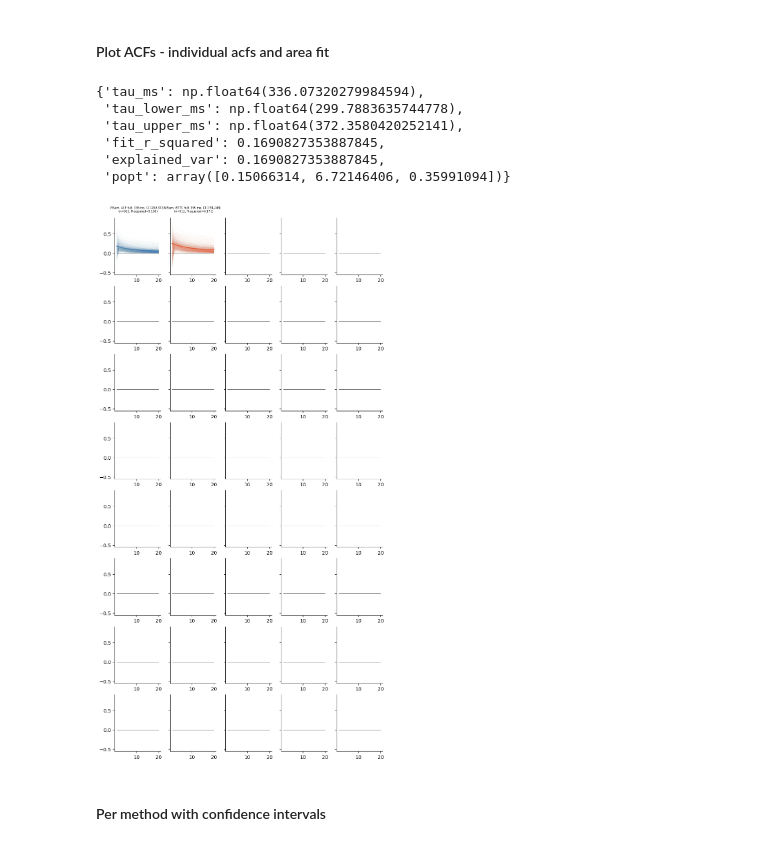
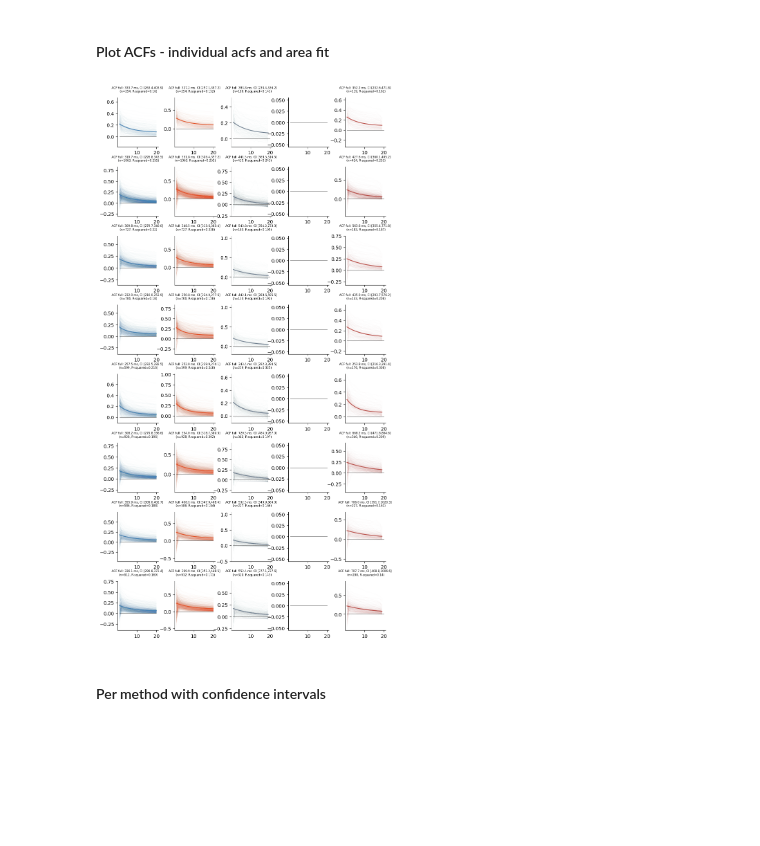
Before and after one commit to iinnpp/isttc, a Jupyter notebook: notebooks/mice/calculate_and_plot_tau_per_area.ipynb, the cells around one changed output. Cells and saved outputs as stored; diff of their text form; code cells hidden in the pictures; blank space fills up the shorter version.

Commit message:
adjusting plots

```diff
--- a/notebooks/mice/calculate_and_plot_tau_per_area.ipynb
+++ b/notebooks/mice/calculate_and_plot_tau_per_area.ipynb
@@ -78,7 +84,7 @@ sttc_trial_avg_acf_df = pd.DataFrame(np.asarray(sttc_trial_avg_acf_l), columns=a
 sttc_trial_avg_acf_df.insert(0, 'unit_id', unit_id_l)
 sttc_trial_avg_acf_df = pd.merge(sttc_trial_avg_acf_df, units_info_df_subset, on='unit_id', how='left')
 # %%
-with open(dataset_folder + 'non_binned\\acf\\sttc_trial_concat_50ms_20lags_0_50_dict.pkl', "rb") as f:
+with open(dataset_folder + 'non_binned\\acf\\sttc_trial_concat_50ms_20lags_dict.pkl', "rb") as f:
     sttc_trial_concat_dict = pickle.load(f)
 print(f'N signals in sttc_trial_avg_dict {len(sttc_trial_concat_dict)}')
 
@@ -90,6 +96,6 @@ for k,v in sttc_trial_concat_dict.items():
     unit_id_l.append(k)
     sttc_trial_concat_acf_l.append(np.nanmean(v['acf'], axis=0))
 
-sttc_trial_concat_acf_df = pd.DataFrame(np.asarray(sttc_trial_concat_acf_l), columns=acf_cols)
+sttc_trial_concat_acf_df = pd.DataFrame(np.asarray(sttc_trial_concat_acf_l), columns=acf_cols[:-1])
 sttc_trial_concat_acf_df.insert(0, 'unit_id', unit_id_l)
 sttc_trial_concat_acf_df = pd.merge(sttc_trial_concat_acf_df, units_info_df_subset, on='unit_id', how='left')
@@ -209,4 +243,4 @@ for area in brain_areas:
     sttc_trial_concat_acf_df_area = sttc_trial_concat_acf_df.query('ecephys_structure_acronym == @area').copy()
     print(f'N units for brain area {area}: {len(sttc_trial_concat_acf_df_area)}')
     if len(sttc_trial_concat_acf_df_area) > 0:
-        acf_sttc_trial_concat_taus_dict[area] = calc_population_tau_2d(sttc_trial_concat_acf_df_area, acf_cols, 2, func_single_exp_monkey)
+        acf_sttc_trial_concat_taus_dict[area] = calc_population_tau_2d(sttc_trial_concat_acf_df_area, acf_cols[:-1], 2, func_single_exp_monkey)
@@ -234,50 +280,66 @@ pfdl_acf_isstc_2d = acf_isttc_full_df_area[acf_cols].values
-# %%
-acf_full_taus_dict['VISam']
-# %% [output]
-{'tau_ms': np.float64(336.07320279984594),
- 'tau_lower_ms': np.float64(299.7883635744778),
- 'tau_upper_ms': np.float64(372.3580420252141),
- 'fit_r_squared': 0.1690827353887845,
- 'explained_var': 0.1690827353887845,
- 'popt': array([0.15066314, 6.72146406, 0.35991094])}
+# %%
+def plot_area_method(ax_, area_dict_, area_2d_, t_, color_):
+    plot_label = f"ACF full: {np.round(area_dict_['tau_ms'], 1)} ms, CI [{np.round(area_dict_['tau_lower_ms'], 1)},{np.round(
+        area_dict_['tau_upper_ms'],1)}] \n (n={area_2d_.shape[0]}, R-squared={np.round(area_dict_['fit_r_squared'], 3)})"
+
+    if not np.isnan(area_dict_['tau_ms']):
+        ax_.plot(t_, func_single_exp_monkey(t_, *area_dict_['popt']), color=color_)
+
+    for ii in range(area_2d_.shape[0]):
+        ax_.plot(t_, area_2d_[ii, 1:], lw=0.2, color=color_, alpha=0.05)
+
+    ax_.set_title(plot_label, fontsize=6, y=1.05)
 # %%
-fig, axes = plt.subplots(8,5, figsize=(10,20), sharey=True)
+fig, axes = plt.subplots(8,5, figsize=(10,20), sharey=False)
+plt.subplots_adjust(hspace=0.4, wspace=0.4)
 
 t = np.linspace(1, n_lags, n_lags).astype(int)
 t_labels = np.linspace(50, 1000, n_lags).astype(int)
 #print(t)
 #print(t_labels)
 
-pfdl_label = f"ACF full: {int(acf_full_taus_dict['VISam']['tau_ms'])} ms, CI [{int(
-    acf_full_taus_dict['VISam']['tau_lower_ms'])},{int(
-    acf_full_taus_dict['VISam']['tau_upper_ms'])}] \n (n={len(
-    acf_full_df_area)}, R-squared={np.round(acf_full_taus_dict['VISam']['fit_r_squared'], 3)})"
-axes[0,0].plot(t, func_single_exp_monkey(t, *acf_full_taus_dict['VISam']['popt']), color=color_acf_full, label=pfdl_label)
-for ii in range(pfdl_acf_2d.shape[0]):
-    axes[0,0].plot(t, pfdl_acf_2d[ii, 1:], lw=0.2, color=color_acf_full, alpha=0.05)
-axes[0,0].set_title('VISam, ' + pfdl_label, fontsize=6, y=1.05)
+for area_idx, area in enumerate(brain_areas_axes_ticks):
+    plot_area_method(axes[area_idx,0], acf_full_taus_dict[area],
+                     acf_full_df.query('ecephys_structure_acronym == @area')[acf_cols].values,
+                     t,
+                     color_acf_full)
 
-pfdl_label = f"iSTTC full: {int(acf_isttc_full_taus_dict['VISam']['tau_ms'])} ms, CI [{int(
-    acf_isttc_full_taus_dict['VISam']['tau_lower_ms'])},{int(
-    acf_isttc_full_taus_dict['VISam']['tau_upper_ms'])}] \n (n={len(
-    acf_isttc_full_df_area)}, R-squared={np.round(acf_isttc_full_taus_dict['VISam']['fit_r_squared'], 3)})"
-axes[0,1].plot(t, func_single_exp_monkey(t, *acf_isttc_full_taus_dict['VISam']['popt']), color=color_isttc_full, label=pfdl_label)
-for ii in range(pfdl_acf_isstc_2d.shape[0]):
-    axes[0,1].plot(t, pfdl_acf_isstc_2d[ii, 1:], lw=0.2, color=color_isttc_full, alpha=0.05)
-axes[0,1].set_title('VISam, ' + pfdl_label, fontsize=6, y=1.05)
+for area_idx, area in enumerate(brain_areas_axes_ticks):
+    plot_area_method(axes[area_idx,1], acf_isttc_full_taus_dict[area],
+                     acf_isttc_full_df.query('ecephys_structure_acronym == @area')[acf_cols].values,
+                     t,
+                     color_isttc_full)
 
+for area_idx, area in enumerate(brain_areas_axes_ticks):
+    plot_area_method(axes[area_idx,2], acf_pearsonr_trial_avg_taus_dict[area],
+                     pearsonr_trial_avg_acf_df.query('ecephys_structure_acronym == @area')[acf_cols[:-1]].values,
+                     t[:-1],
+                     color_pearson_trail_avg)
+
+# for area_idx, area in enumerate(brain_areas_axes_ticks):
+#     plot_area_method(axes[area_idx,3], acf_sttc_trial_avg_taus_dict[area],
+#                      sttc_trial_avg_acf_df.query('ecephys_structure_acronym == @area')[acf_cols[:-1]].values,
+#                      t[:-1],
+#                      color_sttc_trail_avg)
+
+for area_idx, area in enumerate(brain_areas_axes_ticks):
+    if area in acf_sttc_trial_concat_taus_dict.keys():
+        plot_area_method(axes[area_idx,4], acf_sttc_trial_concat_taus_dict[area],
+                         sttc_trial_concat_acf_df.query('ecephys_structure_acronym == @area')[acf_cols[:-1]].values,
+                         t[:-1],
+                         color_sttc_trail_concat)
 
 
 for ax in axes.flat:
     ax.plot(t, np.zeros(len(t)), lw=0.5, c='k')
     #ax.set_xticks(t)
     #ax.set_xticklabels(t_labels, rotation=90)
     #ax.set_xlabel('Time lag (ms)')
     #ax.set_ylabel('Autocorrelation (a.u.)')
 
 sns.despine()
 # %% [output]
-[figure, old version]
+[figure, new version]
 # %% [markdown]
 #### Per method with confidence intervals
 # %%
```
Also changed, not shown: parts of 13 cells of this notebook, 7 other files.
